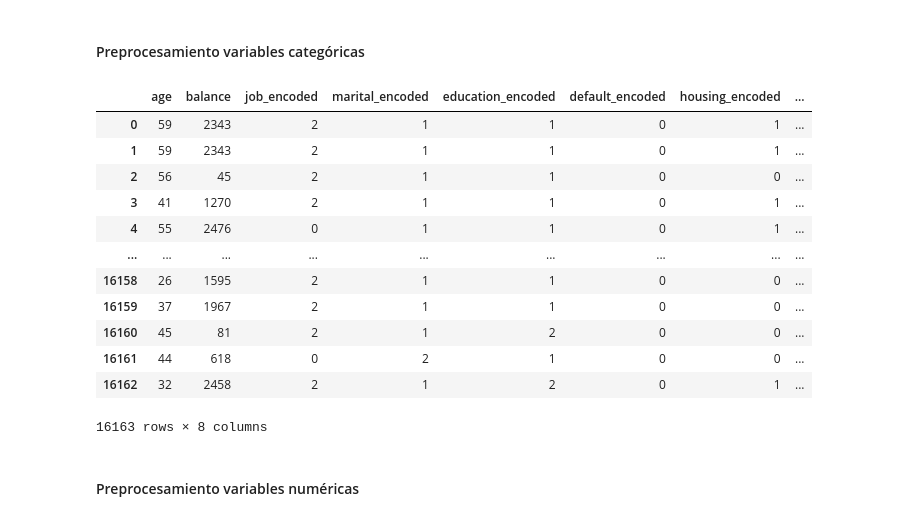
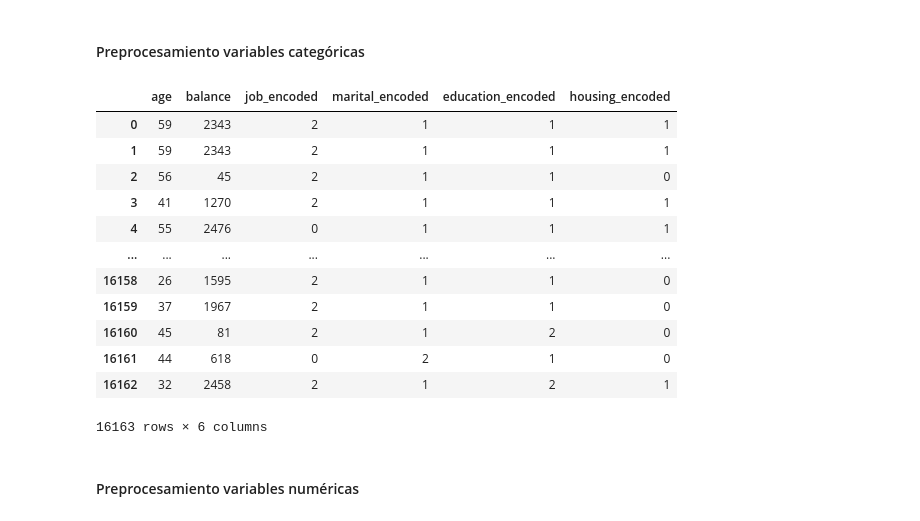
Before and after one commit to MarinaTorba/PersonalDataProrjects, a Jupyter notebook: Equip_A/results/Perfil_Cliente/KMeans_clustering_LabelEncoder_IQR.ipynb, the cells around one changed output. Cells and saved outputs as stored; diff of their text form; code cells hidden in the pictures.

```diff
--- a/Equip_A/results/Perfil_Cliente/KMeans_clustering_LabelEncoder_IQR.ipynb
+++ b/Equip_A/results/Perfil_Cliente/KMeans_clustering_LabelEncoder_IQR.ipynb
@@ -46,32 +46,32 @@ Name: count, dtype: int64
 # %% [markdown]
 #### Preprocesamiento variables categóricas
 # %%
-categorical_features = ["job", "marital", "education", "default", "housing", "loan"]
+categorical_features = ["job", "marital", "education", "housing"]
 
 label_encoders = {}
 
 for feature in categorical_features:
     label_encoders[feature] = LabelEncoder()
 
     df_kmeans[feature + "_encoded"] = label_encoders[feature].fit_transform(df_kmeans[feature])
 
 df_kmeans = df_kmeans.drop(columns=categorical_features, axis=1)
 
 df_kmeans
 # %% [output]
-|  | age | balance | job_encoded | marital_encoded | education_encoded | default_encoded | housing_encoded | ... |
-| 0 | 59 | 2343 | 2 | 1 | 1 | 0 | 1 | ... |
-| 1 | 59 | 2343 | 2 | 1 | 1 | 0 | 1 | ... |
-| 2 | 56 | 45 | 2 | 1 | 1 | 0 | 0 | ... |
-| 3 | 41 | 1270 | 2 | 1 | 1 | 0 | 1 | ... |
-| 4 | 55 | 2476 | 0 | 1 | 1 | 0 | 1 | ... |
-| ... | ... | ... | ... | ... | ... | ... | ... | ... |
-| 16158 | 26 | 1595 | 2 | 1 | 1 | 0 | 0 | ... |
-| 16159 | 37 | 1967 | 2 | 1 | 1 | 0 | 0 | ... |
-| 16160 | 45 | 81 | 2 | 1 | 2 | 0 | 0 | ... |
-| 16161 | 44 | 618 | 0 | 2 | 1 | 0 | 0 | ... |
-| 16162 | 32 | 2458 | 2 | 1 | 2 | 0 | 1 | ... |
+|  | age | balance | job_encoded | marital_encoded | education_encoded | housing_encoded |
+| 0 | 59 | 2343 | 2 | 1 | 1 | 1 |
+| 1 | 59 | 2343 | 2 | 1 | 1 | 1 |
+| 2 | 56 | 45 | 2 | 1 | 1 | 0 |
+| 3 | 41 | 1270 | 2 | 1 | 1 | 1 |
+| 4 | 55 | 2476 | 0 | 1 | 1 | 1 |
+| ... | ... | ... | ... | ... | ... | ... |
+| 16158 | 26 | 1595 | 2 | 1 | 1 | 0 |
+| 16159 | 37 | 1967 | 2 | 1 | 1 | 0 |
+| 16160 | 45 | 81 | 2 | 1 | 2 | 0 |
+| 16161 | 44 | 618 | 0 | 2 | 1 | 0 |
+| 16162 | 32 | 2458 | 2 | 1 | 2 | 1 |
-16163 rows × 8 columns
+16163 rows × 6 columns
 # %% [markdown]
 #### Preprocesamiento variables numéricas
 # %%
```
Also changed, not shown: parts of 12 cells of this notebook.
